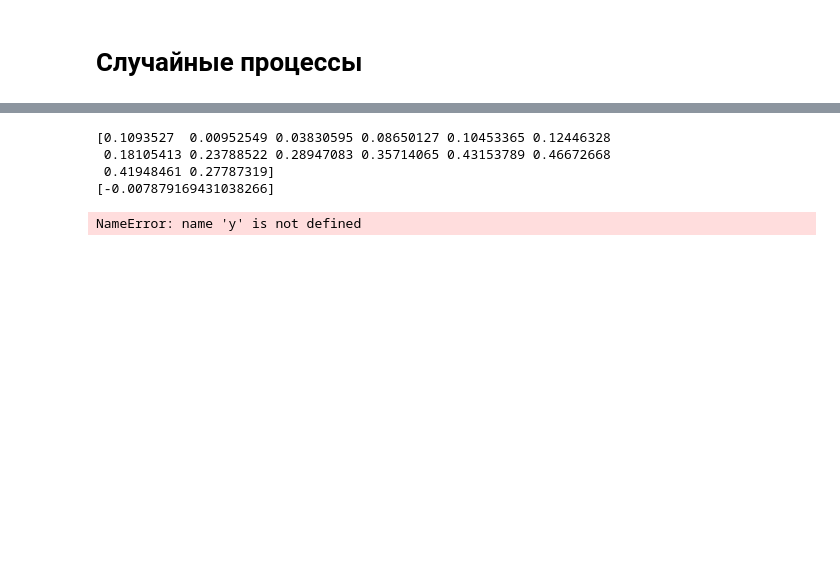
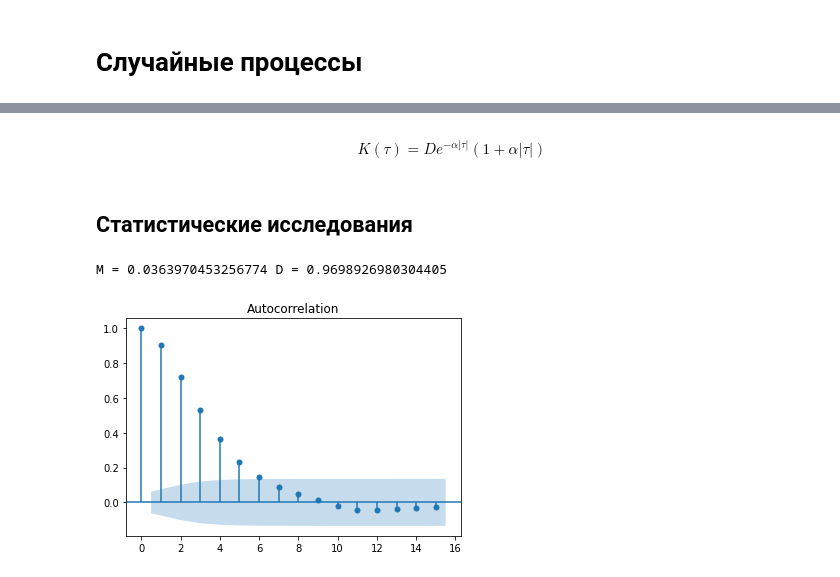
Before and after one commit to dtalkachou/MMod, a Jupyter notebook: lab4.ipynb, the cells around one changed output, grey strips where cells are left out. Cells and saved outputs as stored; diff of their text form; code cells hidden in the pictures; blank space fills up the shorter version.

```diff
--- a/lab4.ipynb
+++ b/lab4.ipynb
@@ -20,35 +21,34 @@ plt.show()
+# %% [markdown]
+$$ K(\tau) = De^{-\alpha|\tau|}(1+\alpha|\tau|) $$
 # %%
 alpha = 1
-n = 14
+n = 15
+tau = .5
 
-autocorrelation = lambda tau: np.exp(- alpha * abs(tau)) * (1 + alpha * abs(tau))
+autocorrelation = lambda tau: np.exp(-alpha * abs(tau)) * (1 + alpha * abs(tau))
 
 def equation(c):
-    R = [autocorrelation(0.4 * i) for i in range(0, n)]
+    R = [autocorrelation(tau * i) for i in range(0, n)]
     a = np.array([[c[j] for j in range(i, n)] + [0] * i for i in range(n)])
     b = np.array([c[i] for i in range(n)])
     res = np.dot(a, b)
     return [row - R[i] for i, row in enumerate(res)]
 
-C = fsolve(equation, [1] * n)
+warnings.filterwarnings('ignore', 'The iteration is not making good progress')
 
-print(C)
+C = fsolve(equation, [1 for _ in range(n)])
 
-random_process = [sum([C[j] * X[i - j] for j in range(n)]) for i in range(n - 1, N)]
-
-print(random_process)
+u = [sum([C[j] * X[i - j] for j in range(n)]) for i in range(n - 1, N)]
-# %% [output]
-[0.1093527  0.00952549 0.03830595 0.08650127 0.10453365 0.12446328
- 0.18105413 0.23788522 0.28947083 0.35714065 0.43153789 0.46672668
- 0.41948461 0.27787319]
-[-0.007879169431038266]
+# %% [markdown]
+## Статистические исследования
 # %%
-M = sum(y) / len(y)
-D = sum([y[i] ** 2 for i in range(len(y))]) / len(y) - M ** 2
+M = sum(u) / len(u)
+D = sum([u[i] ** 2 for i in range(len(u))]) / len(u) - M ** 2
 
-print('* Теоретические')
-print('M =', 0, 'D =', 1)
-print('* Практические')
 print('M =', M, 'D =', D)
+
+graphics.tsa.plot_acf(u, lags=n)
+plt.show()
 # %% [output]
-NameError: name 'y' is not defined
+M = 0.0363970453256774 D = 0.9698926980304405
+[figure, added]
```
Also changed, not shown: parts of 2 cells of this notebook, 11 other files.
